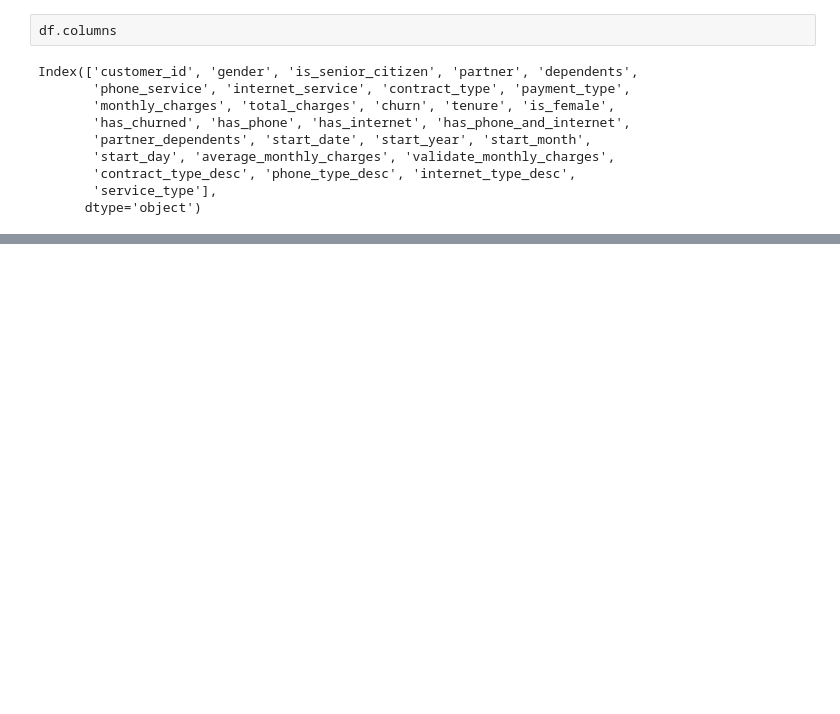
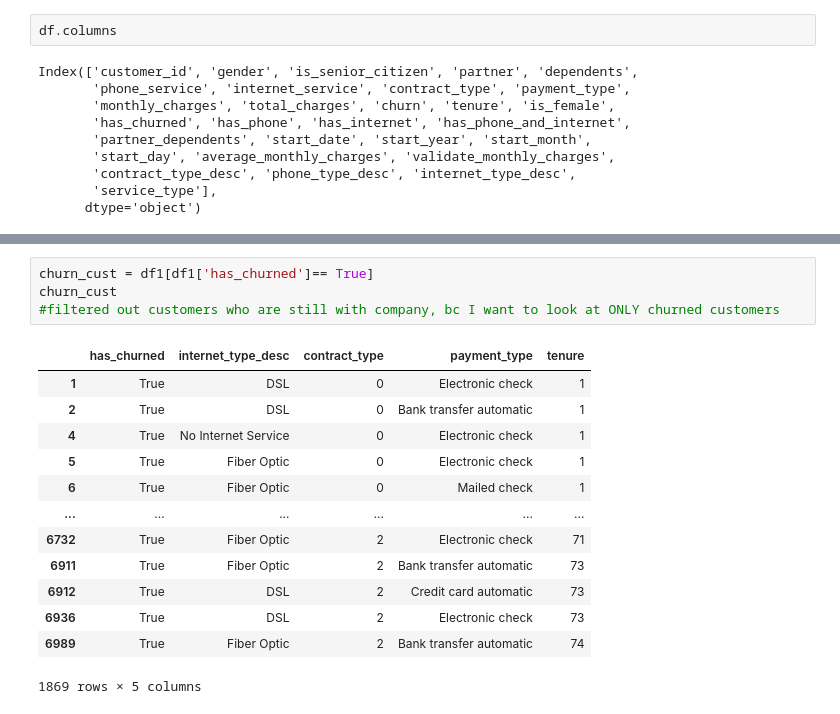
Before and after one commit to Brooke-Holyoak/numpy-pandas-visualization-exercises, a Jupyter notebook: telco_viz1_project.ipynb, the cells around one changed output, grey strips where cells are left out. Cells and saved outputs as stored; diff of their text form; blank space fills up the shorter version.

```diff
--- a/telco_viz1_project.ipynb
+++ b/telco_viz1_project.ipynb
@@ -79,0 +98,18 @@ SyntaxError: invalid syntax (<ipython-input-81-6d326bb03396>, line 1)
+# %%
+churn_cust = df1[df1['has_churned']== True]
+churn_cust
+#filtered out customers who are still with company, bc I want to look at ONLY churned customers
+# %% [output]
+|  | has_churned | internet_type_desc | contract_type | payment_type | tenure |
+| 1 | True | DSL | 0 | Electronic check | 1 |
+| 2 | True | DSL | 0 | Bank transfer automatic | 1 |
+| 4 | True | No Internet Service | 0 | Electronic check | 1 |
+| 5 | True | Fiber Optic | 0 | Electronic check | 1 |
+| 6 | True | Fiber Optic | 0 | Mailed check | 1 |
+| ... | ... | ... | ... | ... | ... |
+| 6732 | True | Fiber Optic | 2 | Electronic check | 71 |
+| 6911 | True | Fiber Optic | 2 | Bank transfer automatic | 73 |
+| 6912 | True | DSL | 2 | Credit card automatic | 73 |
+| 6936 | True | DSL | 2 | Electronic check | 73 |
+| 6989 | True | Fiber Optic | 2 | Bank transfer automatic | 74 |
+1869 rows × 5 columns
```
Also changed, not shown: parts of 12 cells of this notebook, 1 other file.
